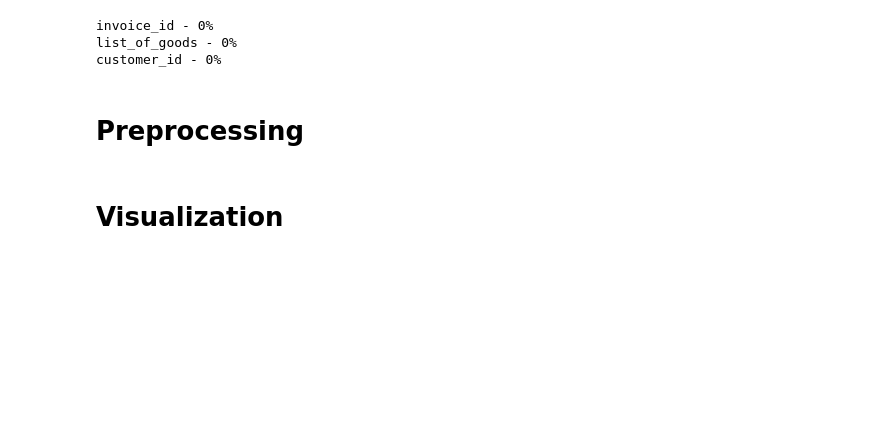
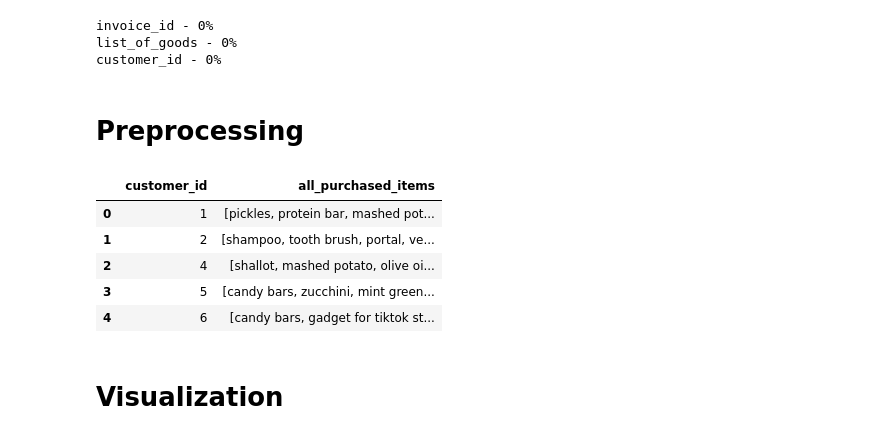
Before and after one commit to Yan-Sidoryk/Unsupervised-Customer-Segmentation, a Jupyter notebook: visualization.ipynb, the cells around one changed output. Drawn from its saved outputs; the diff is of its cells as text; code cells hidden in the pictures; blank space fills up the shorter version.

Commit message:
added feature engineering for bassket, and a df of all items bought by each customer

```diff
--- a/visualization.ipynb
+++ b/visualization.ipynb
@@ -140,3 +144,15 @@ feature_engineering(info_df)
+# %%
+# Get a full list of all items purchased for each customer (with repetitions)
+all_items = all_purchased_items(basket_df)
+# %%
+all_items.head()
+# %% [output]
+|  | customer_id | all_purchased_items |
+| 0 | 1 | [pickles, protein bar, mashed pot... |
+| 1 | 2 | [shampoo, tooth brush, portal, ve... |
+| 2 | 4 | [shallot, mashed potato, olive oi... |
+| 3 | 5 | [candy bars, zucchini, mint green... |
+| 4 | 6 | [candy bars, gadget for tiktok st... |
 # %% [markdown]
 # Visualization
 # %%
```
Also changed, not shown: parts of 5 cells of this notebook, 1 other file.
